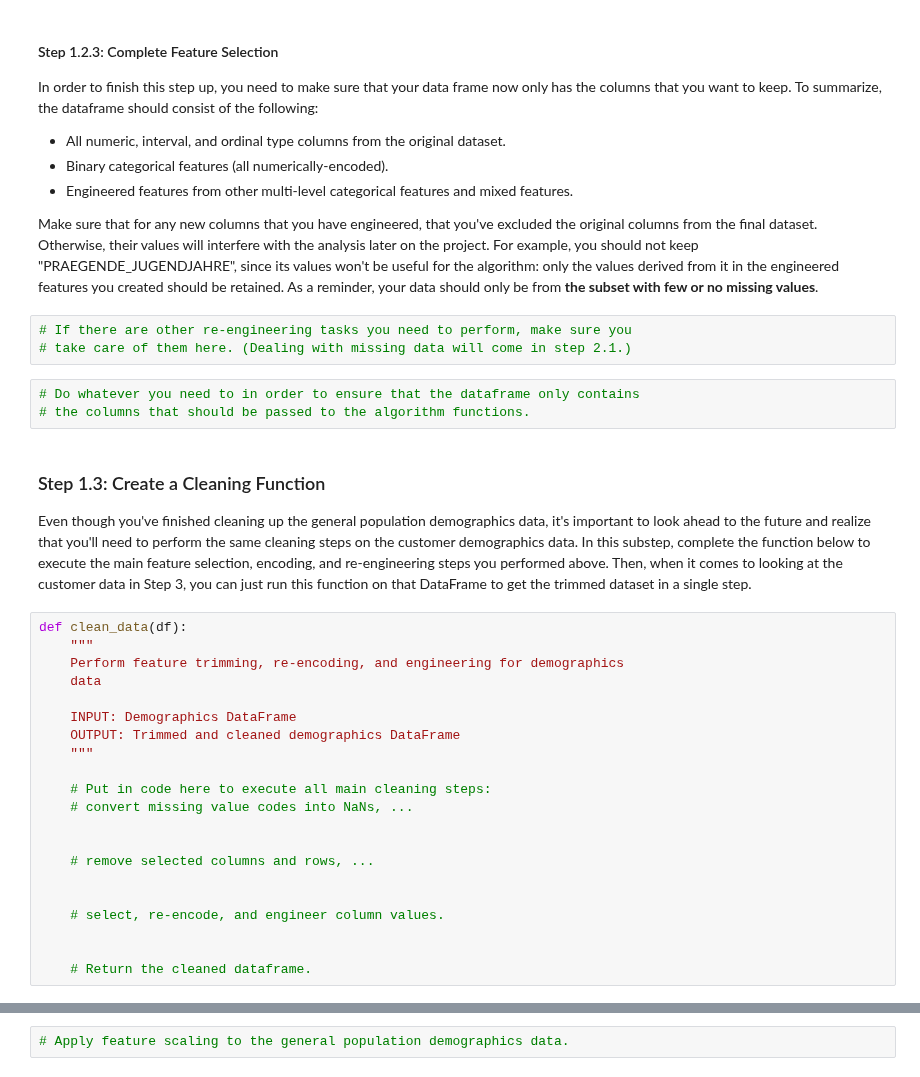
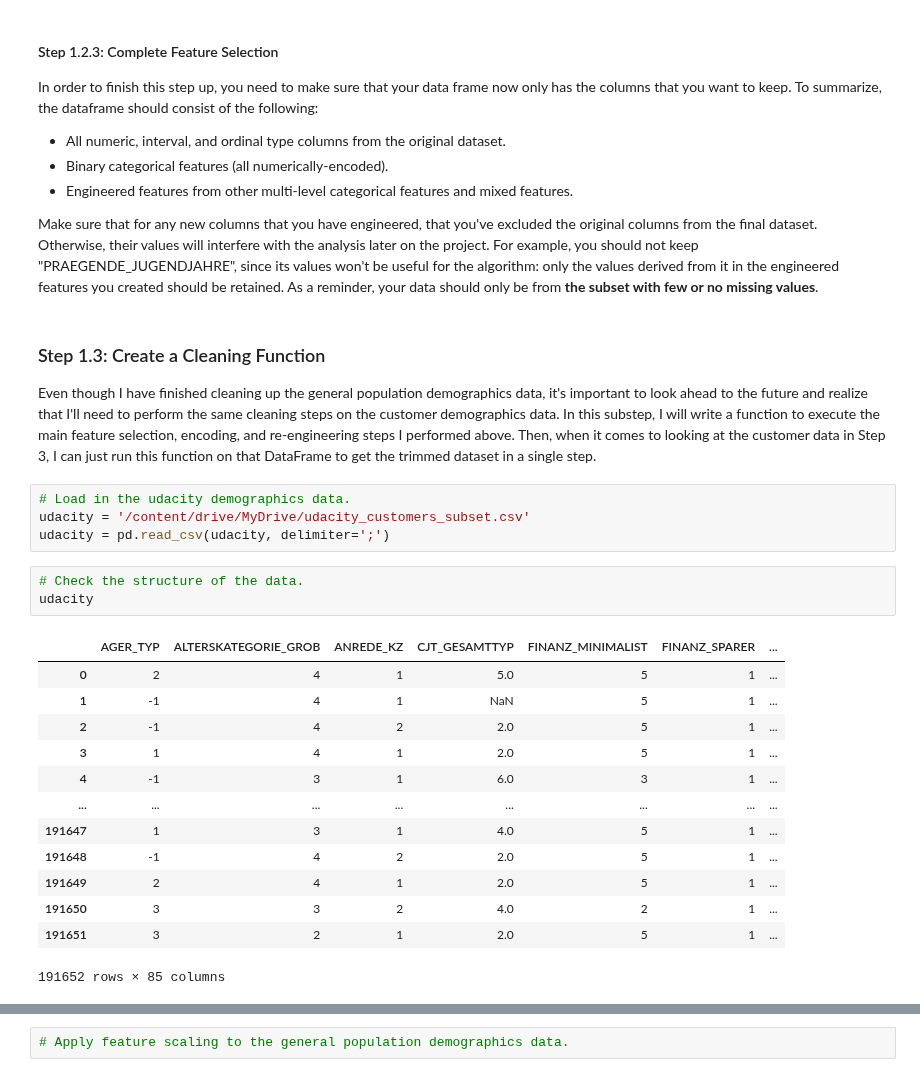
Before and after one commit to paulgureghian/Python_Notebooks, a Jupyter notebook: Create_Cust_Segments/Identify_Cust_Segments/identify_cust_segments.ipynb, the cells around one changed output, grey strips where cells are left out. Saved outputs shown, nothing was run; the diff lists cells and outputs as text.

```diff
--- a/Create_Cust_Segments/Identify_Cust_Segments/identify_cust_segments.ipynb
+++ b/Create_Cust_Segments/Identify_Cust_Segments/identify_cust_segments.ipynb
@@ -774,34 +829,28 @@ In order to finish this step up, you need to make sure that your data frame now
 - Engineered features from other multi-level categorical features and mixed features.
 
 Make sure that for any new columns that you have engineered, that you've excluded the original columns from the final dataset. Otherwise, their values will interfere with the analysis later on the project. For example, you should not keep "PRAEGENDE_JUGENDJAHRE", since its values won't be useful for the algorithm: only the values derived from it in the engineered features you created should be retained. As a reminder, your data should only be from **the subset with few or no missing values**.
-# %%
-# If there are other re-engineering tasks you need to perform, make sure you
-# take care of them here. (Dealing with missing data will come in step 2.1.)
-# %%
-# Do whatever you need to in order to ensure that the dataframe only contains
-# the columns that should be passed to the algorithm functions.
 # %% [markdown]
 ### Step 1.3: Create a Cleaning Function
 
-Even though you've finished cleaning up the general population demographics data, it's important to look ahead to the future and realize that you'll need to perform the same cleaning steps on the customer demographics data. In this substep, complete the function below to execute the main feature selection, encoding, and re-engineering steps you performed above. Then, when it comes to looking at the customer data in Step 3, you can just run this function on that DataFrame to get the trimmed dataset in a single step.
+Even though I have finished cleaning up the general population demographics data, it's important to look ahead to the future and realize that I'll need to perform the same cleaning steps on the customer demographics data. In this substep, I will write a function to execute the main feature selection, encoding, and re-engineering steps I performed above. Then, when it comes to looking at the customer data in Step 3, I can just run this function on that DataFrame to get the trimmed dataset in a single step.
-# %%
-def clean_data(df):
-    """
-    Perform feature trimming, re-encoding, and engineering for demographics
-    data
-
-    INPUT: Demographics DataFrame
-    OUTPUT: Trimmed and cleaned demographics DataFrame
-    """
-
-    # Put in code here to execute all main cleaning steps:
-    # convert missing value codes into NaNs, ...
-
-
-    # remove selected columns and rows, ...
-
-
-    # select, re-encode, and engineer column values.
-
-
-    # Return the cleaned dataframe.
+# %%
+# Load in the udacity demographics data.
+udacity = '/content/drive/MyDrive/udacity_customers_subset.csv'
+udacity = pd.read_csv(udacity, delimiter=';')
+# %%
+# Check the structure of the data.
+udacity
+# %% [output]
+|  | AGER_TYP | ALTERSKATEGORIE_GROB | ANREDE_KZ | CJT_GESAMTTYP | FINANZ_MINIMALIST | FINANZ_SPARER | ... |
+| 0 | 2 | 4 | 1 | 5.0 | 5 | 1 | ... |
+| 1 | -1 | 4 | 1 | NaN | 5 | 1 | ... |
+| 2 | -1 | 4 | 2 | 2.0 | 5 | 1 | ... |
+| 3 | 1 | 4 | 1 | 2.0 | 5 | 1 | ... |
+| 4 | -1 | 3 | 1 | 6.0 | 3 | 1 | ... |
+| ... | ... | ... | ... | ... | ... | ... | ... |
+| 191647 | 1 | 3 | 1 | 4.0 | 5 | 1 | ... |
+| 191648 | -1 | 4 | 2 | 2.0 | 5 | 1 | ... |
+| 191649 | 2 | 4 | 1 | 2.0 | 5 | 1 | ... |
+| 191650 | 3 | 3 | 2 | 4.0 | 2 | 1 | ... |
+| 191651 | 3 | 2 | 1 | 2.0 | 5 | 1 | ... |
+191652 rows × 85 columns
```
Also changed, not shown: parts of 15 cells of this notebook.
